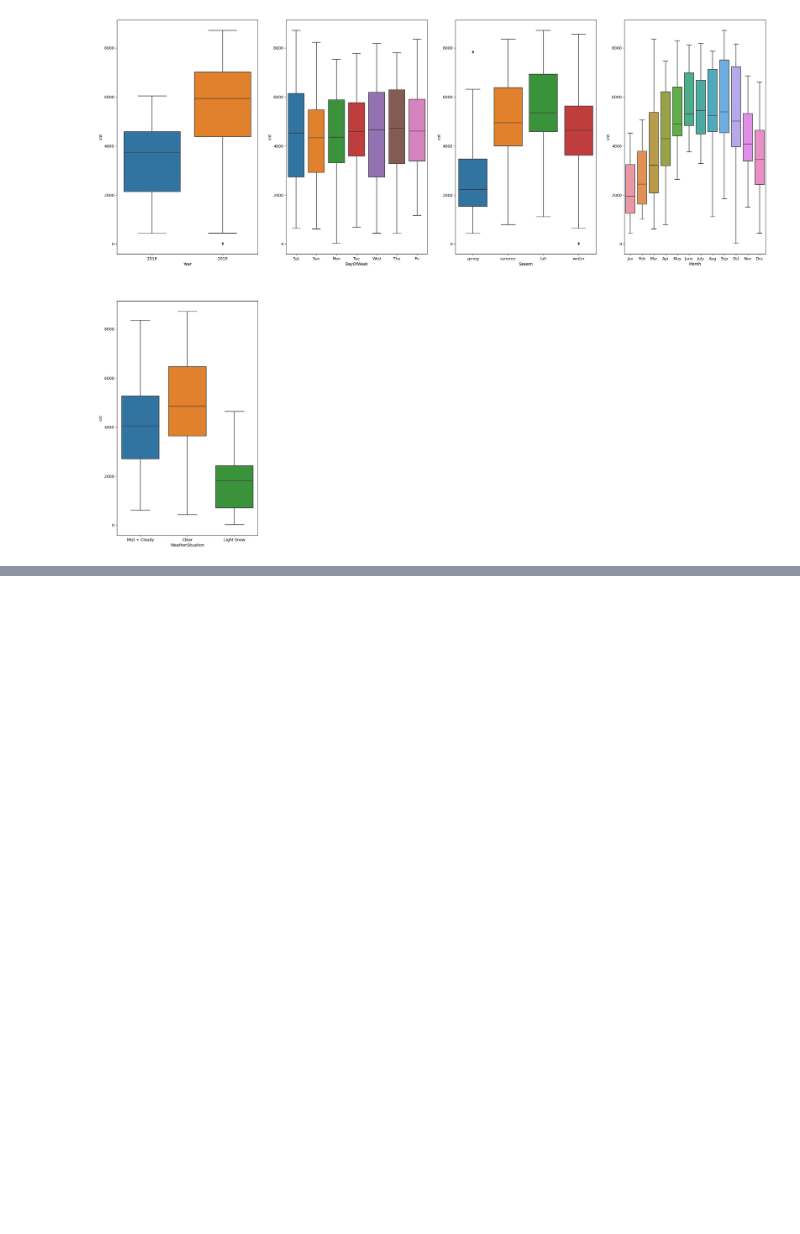
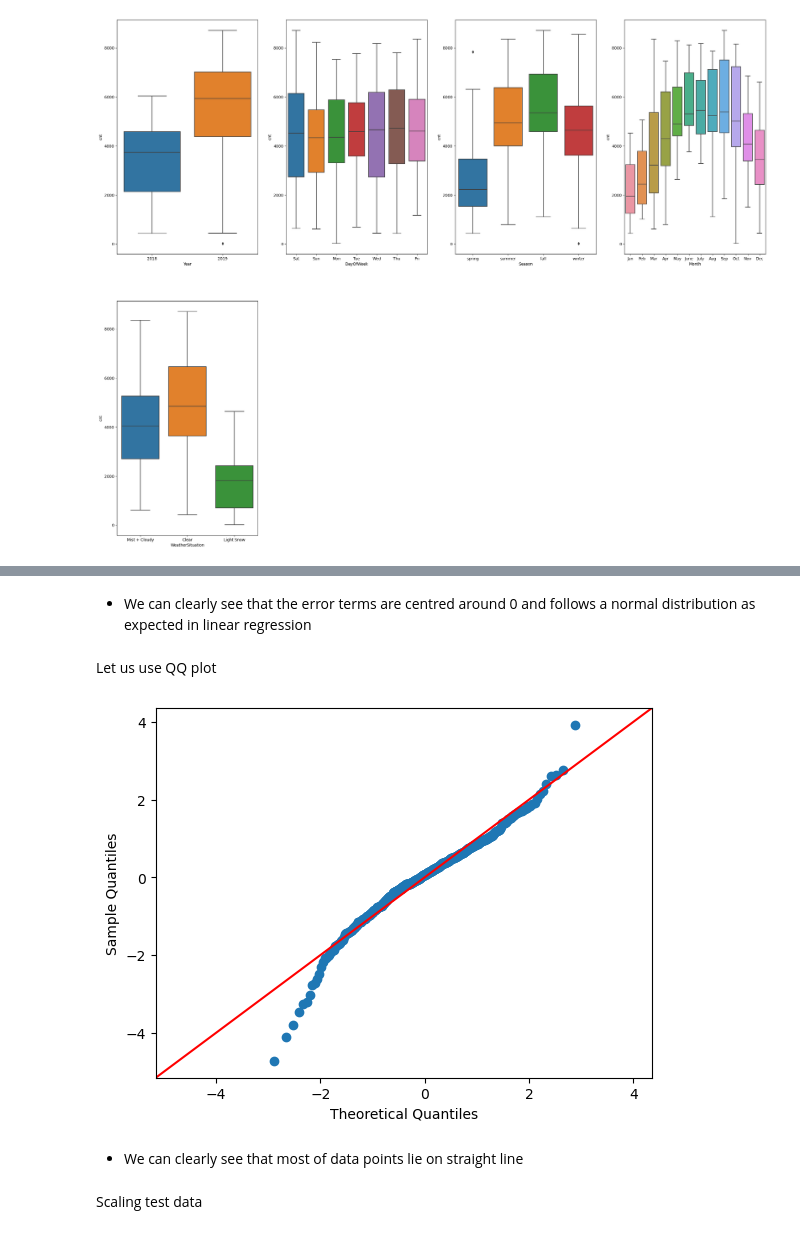
Before and after one commit to vivekbabu/Boombikes-Multi-Linear-Regression, a Jupyter notebook: Boombikes-Multi-Linear-Regression.ipynb, the cells around one changed output, grey strips where cells are left out. Saved outputs shown, nothing was run; the diff lists cells and outputs as text; code cells hidden in the pictures; blank space fills up the shorter version.

```diff
--- a/Boombikes-Multi-Linear-Regression.ipynb
+++ b/Boombikes-Multi-Linear-Regression.ipynb
@@ -349,0 +786,13 @@ day_csv_train.describe()
+# %% [markdown]
+- We can clearly see that the error terms are centred around 0 and follows a normal distribution as expected in linear regression
+# %% [markdown]
+Let us use QQ plot
+# %%
+sm.qqplot((y_train - y_train_pred), fit=True, line='45')
+plt.show()
+# %% [output]
+[figure, added]
+# %% [markdown]
+- We can clearly see that most of data points lie on straight line
+# %% [markdown]
+Scaling test data
```
Also changed, not shown: parts of 108 cells of this notebook.
